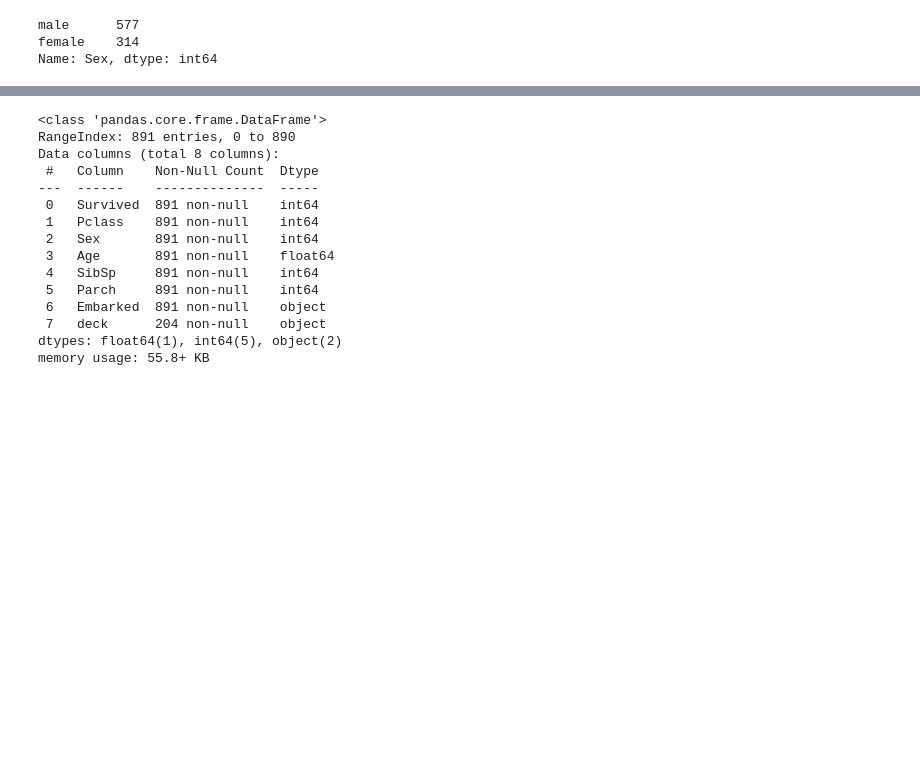
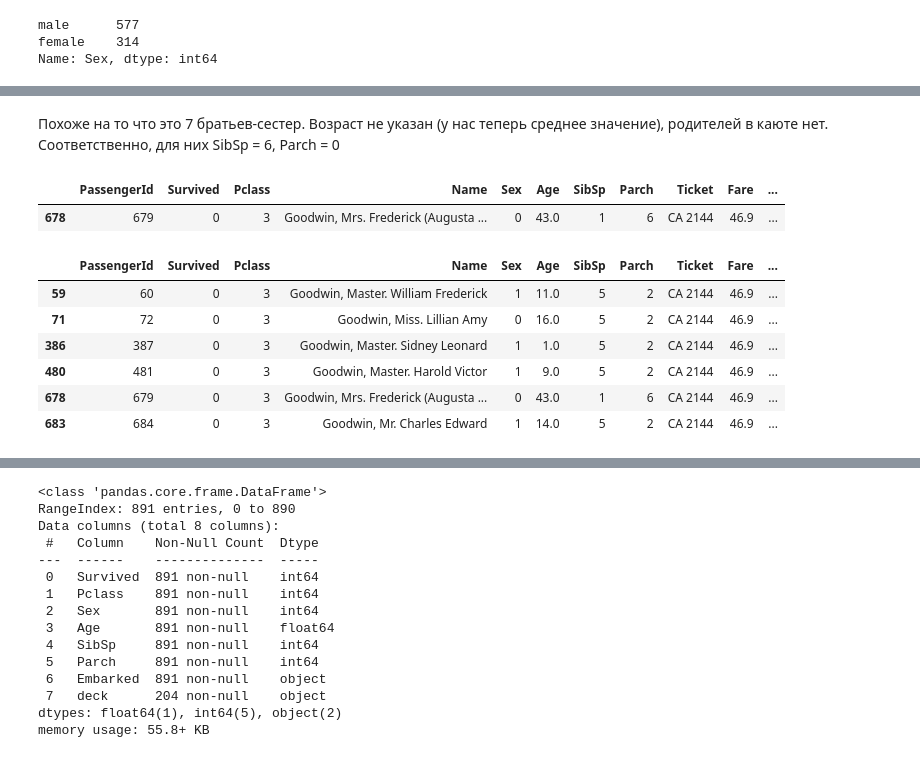
Before and after one commit to adtitovich/dsml-17, a Jupyter notebook: m4.ipynb, the cells around one changed output, grey strips where cells are left out. Cells and saved outputs as stored; diff of their text form; code cells hidden in the pictures; blank space fills up the shorter version.

```diff
--- a/m4.ipynb
+++ b/m4.ipynb
@@ -178,0 +220,21 @@ data['Sex'] = data['Sex'].apply(lambda x: 1 if x =='male' else 0).astype('int')
+# %% [markdown]
+Похоже на то что это 7 братьев-сестер. Возраст не указан (у нас теперь среднее значение), родителей в каюте нет. Соответственно, для них SibSp = 6, Parch = 0
+# %%
+data.loc[data['SibSp'] == 8, 'Parch'] = 0
+data.loc[data['SibSp'] == 8, 'SibSp'] = 6
+# %%
+# посмотрим на Parch=6
+data[data['Parch'] == 6].head(20)
+# %% [output]
+|  | PassengerId | Survived | Pclass | Name | Sex | Age | SibSp | Parch | Ticket | Fare | ... |
+| 678 | 679 | 0 | 3 | Goodwin, Mrs. Frederick (Augusta ... | 0 | 43.0 | 1 | 6 | CA 2144 | 46.9 | ... |
+# %%
+data[data['Ticket'].str.contains('CA 2144')]
+# %% [output]
+|  | PassengerId | Survived | Pclass | Name | Sex | Age | SibSp | Parch | Ticket | Fare | ... |
+| 59 | 60 | 0 | 3 | Goodwin, Master. William Frederick | 1 | 11.0 | 5 | 2 | CA 2144 | 46.9 | ... |
+| 71 | 72 | 0 | 3 | Goodwin, Miss. Lillian Amy | 0 | 16.0 | 5 | 2 | CA 2144 | 46.9 | ... |
+| 386 | 387 | 0 | 3 | Goodwin, Master. Sidney Leonard | 1 | 1.0 | 5 | 2 | CA 2144 | 46.9 | ... |
+| 480 | 481 | 0 | 3 | Goodwin, Master. Harold Victor | 1 | 9.0 | 5 | 2 | CA 2144 | 46.9 | ... |
+| 678 | 679 | 0 | 3 | Goodwin, Mrs. Frederick (Augusta ... | 0 | 43.0 | 1 | 6 | CA 2144 | 46.9 | ... |
+| 683 | 684 | 0 | 3 | Goodwin, Mr. Charles Edward | 1 | 14.0 | 5 | 2 | CA 2144 | 46.9 | ... |
```
Also changed, not shown: parts of 31 cells of this notebook.
